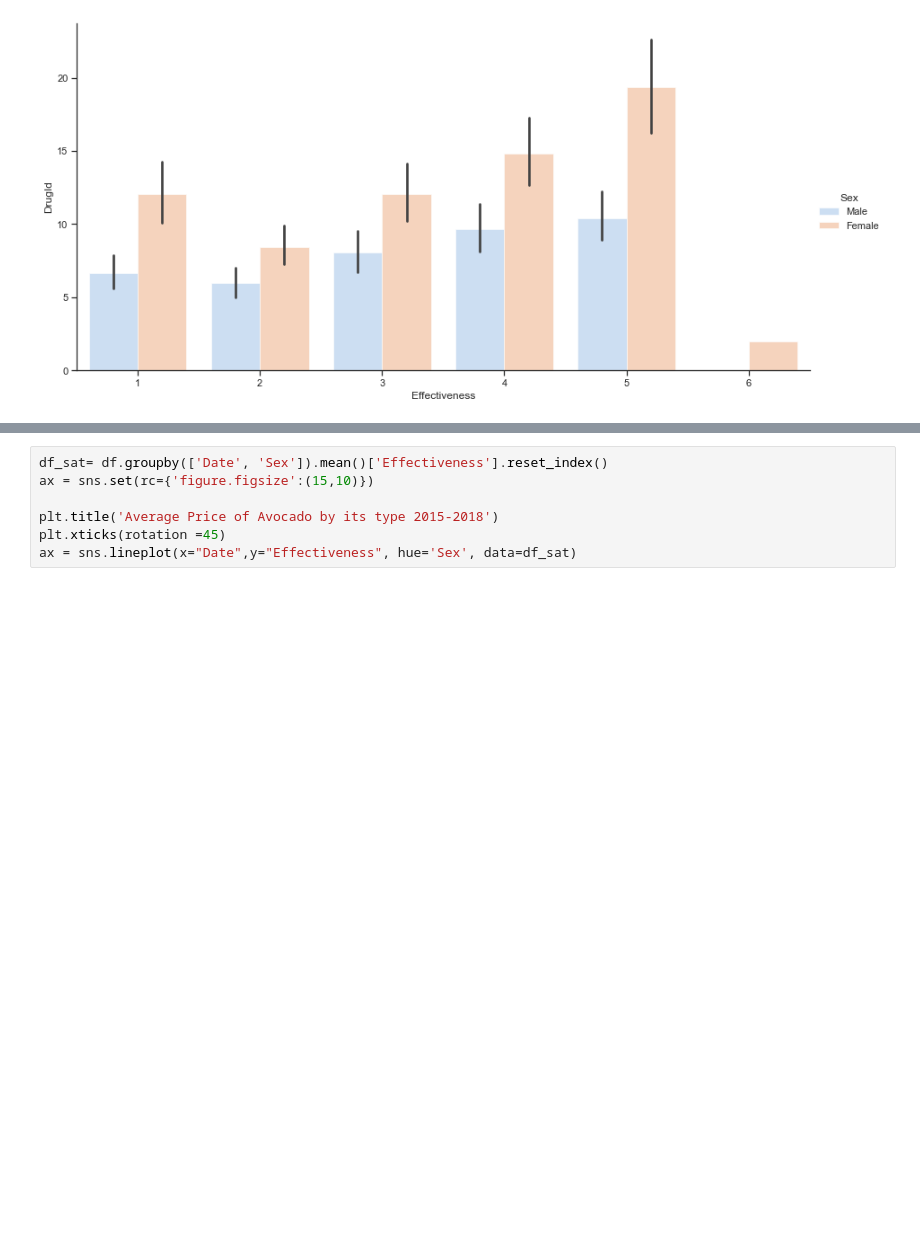
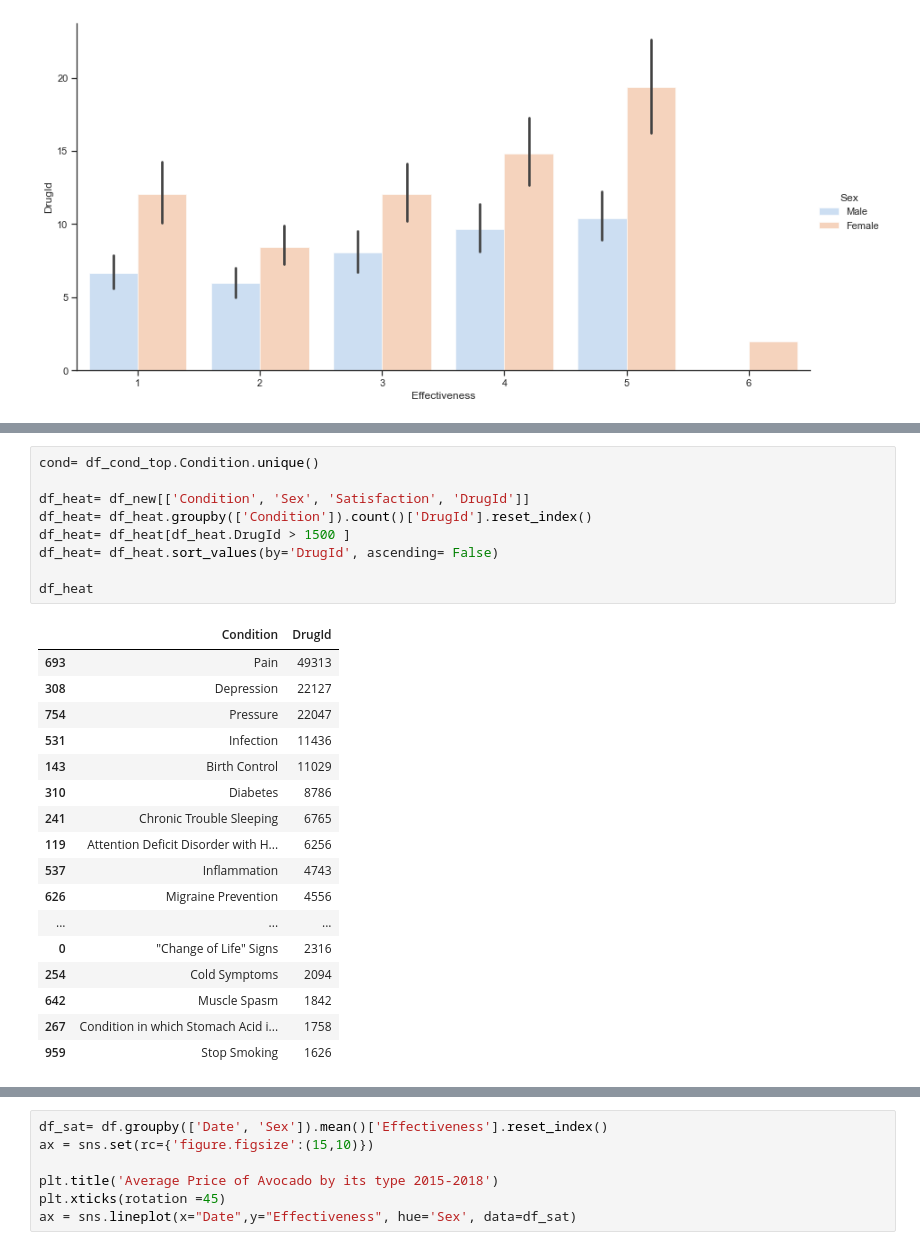
Before and after one commit to kuiros7/PORTFOLIO, a Jupyter notebook: WEBMD.ipynb, the cells around one changed output, grey strips where cells are left out. Drawn from its saved outputs; the diff is of its cells as text; blank space fills up the shorter version.

```diff
--- a/WEBMD.ipynb
+++ b/WEBMD.ipynb
@@ -205,0 +237,27 @@ df_heat.head()
+# %%
+cond= df_cond_top.Condition.unique()
+
+df_heat= df_new[['Condition', 'Sex', 'Satisfaction', 'DrugId']]
+df_heat= df_heat.groupby(['Condition']).count()['DrugId'].reset_index()
+df_heat= df_heat[df_heat.DrugId > 1500 ]
+df_heat= df_heat.sort_values(by='DrugId', ascending= False)
+
+df_heat
+# %% [output]
+|  | Condition | DrugId |
+| 693 | Pain | 49313 |
+| 308 | Depression | 22127 |
+| 754 | Pressure | 22047 |
+| 531 | Infection | 11436 |
+| 143 | Birth Control | 11029 |
+| 310 | Diabetes | 8786 |
+| 241 | Chronic Trouble Sleeping | 6765 |
+| 119 | Attention Deficit Disorder with H... | 6256 |
+| 537 | Inflammation | 4743 |
+| 626 | Migraine Prevention | 4556 |
+| ... | ... | ... |
+| 0 | "Change of Life" Signs | 2316 |
+| 254 | Cold Symptoms | 2094 |
+| 642 | Muscle Spasm | 1842 |
+| 267 | Condition in which Stomach Acid i... | 1758 |
+| 959 | Stop Smoking | 1626 |
```
Also changed, not shown: parts of 11 cells of this notebook.
